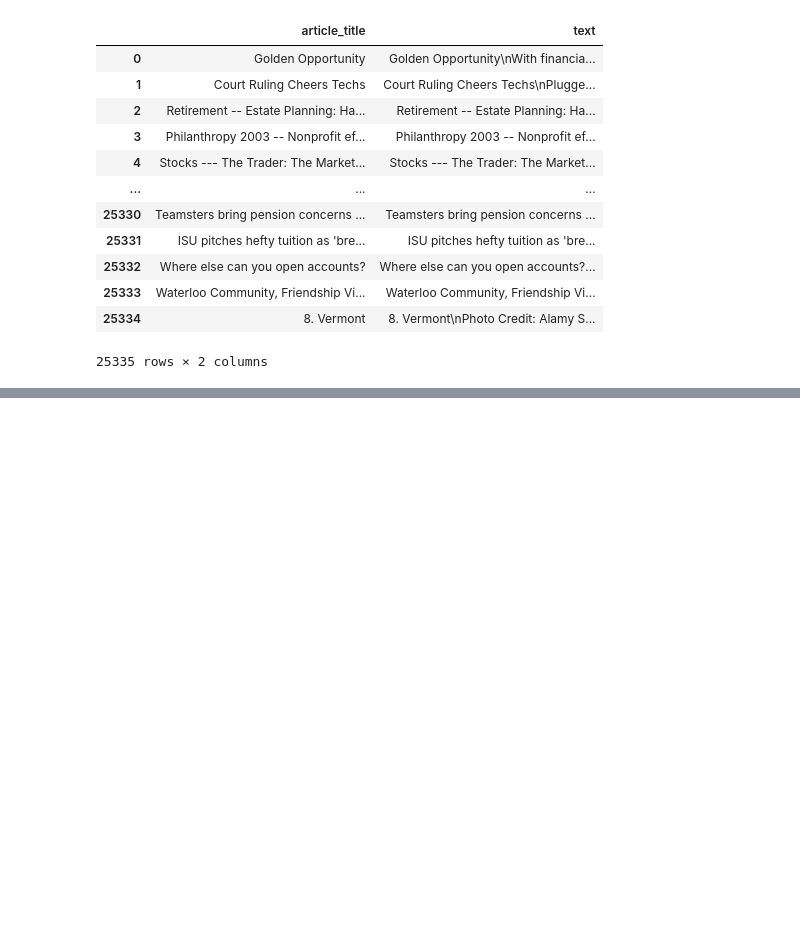
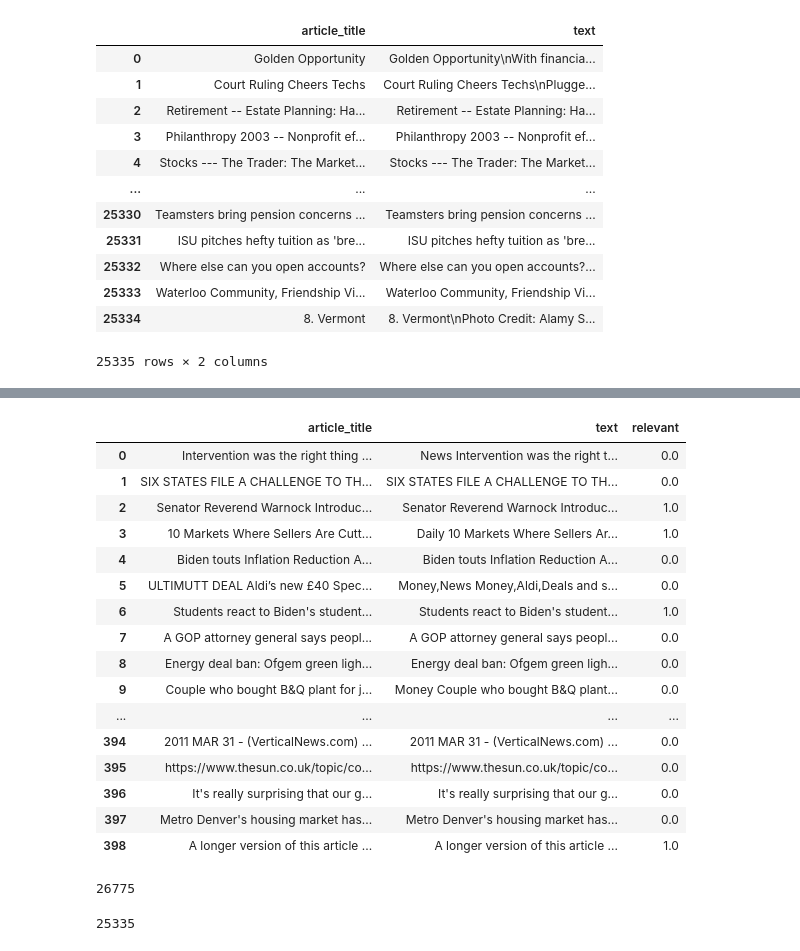
Before and after one commit to NishqR/Document-Similarity, a Jupyter notebook: Load data in chunks test.ipynb, the cells around one changed output, grey strips where cells are left out. Cells and saved outputs as stored; diff of their text form; code cells hidden in the pictures; blank space fills up the shorter version.

Commit message:
first version of classification

```diff
--- a/Load data in chunks test.ipynb
+++ b/Load data in chunks test.ipynb
@@ -113,0 +155,4 @@ for chunk_percentage in chunk_percentages:
+# %%
+df_chunk = df[0:250].copy(deep=False)
+# %%
+df_chunk['relevant'] = np.zeros(len(df_chunk))
@@ -113,0 +175,34 @@ for chunk_percentage in chunk_percentages:
+# %%
+concatenation = [articles_df, df_chunk]
+
+articles_df = pd.concat(concatenation,ignore_index=True)
+# %%
+pd.set_option('display.max_rows', 100000)
+# %%
+articles_df
+# %% [output]
+|  | article_title | text | relevant |
+| 0 | Intervention was the right thing ... | News Intervention was the right t... | 0.0 |
+| 1 | SIX STATES FILE A CHALLENGE TO TH... | SIX STATES FILE A CHALLENGE TO TH... | 0.0 |
+| 2 | Senator Reverend Warnock Introduc... | Senator Reverend Warnock Introduc... | 1.0 |
+| 3 | 10 Markets Where Sellers Are Cutt... | Daily 10 Markets Where Sellers Ar... | 1.0 |
+| 4 | Biden touts Inflation Reduction A... | Biden touts Inflation Reduction A... | 0.0 |
+| 5 | ULTIMUTT DEAL Aldi’s new £40 Spec... | Money,News Money,Aldi,Deals and s... | 0.0 |
+| 6 | Students react to Biden's student... | Students react to Biden's student... | 1.0 |
+| 7 | A GOP attorney general says peopl... | A GOP attorney general says peopl... | 0.0 |
+| 8 | Energy deal ban: Ofgem green ligh... | Energy deal ban: Ofgem green ligh... | 0.0 |
+| 9 | Couple who bought B&Q plant for j... | Money Couple who bought B&Q plant... | 0.0 |
+| ... | ... | ... | ... |
+| 394 | 2011 MAR 31 - (VerticalNews.com) ... | 2011 MAR 31 - (VerticalNews.com) ... | 0.0 |
+| 395 | https://www.thesun.co.uk/topic/co... | https://www.thesun.co.uk/topic/co... | 0.0 |
+| 396 | It's really surprising that our g... | It's really surprising that our g... | 0.0 |
+| 397 | Metro Denver's housing market has... | Metro Denver's housing market has... | 0.0 |
+| 398 | A longer version of this article ... | A longer version of this article ... | 1.0 |
+# %%
+len(articles_df)
+# %% [output]
+26775
+# %%
+len(df)
+# %% [output]
+25335
```
Also changed, not shown: parts of 14 cells of this notebook, 9 other files.
